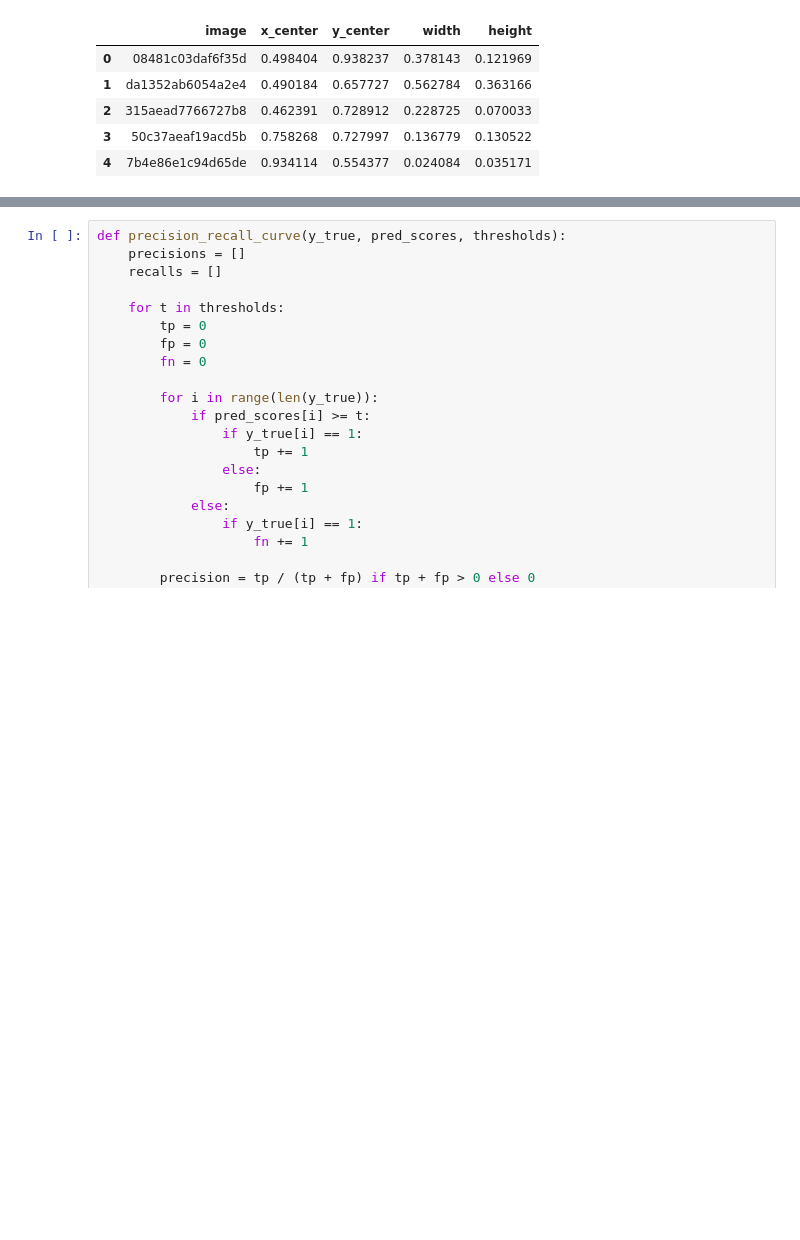
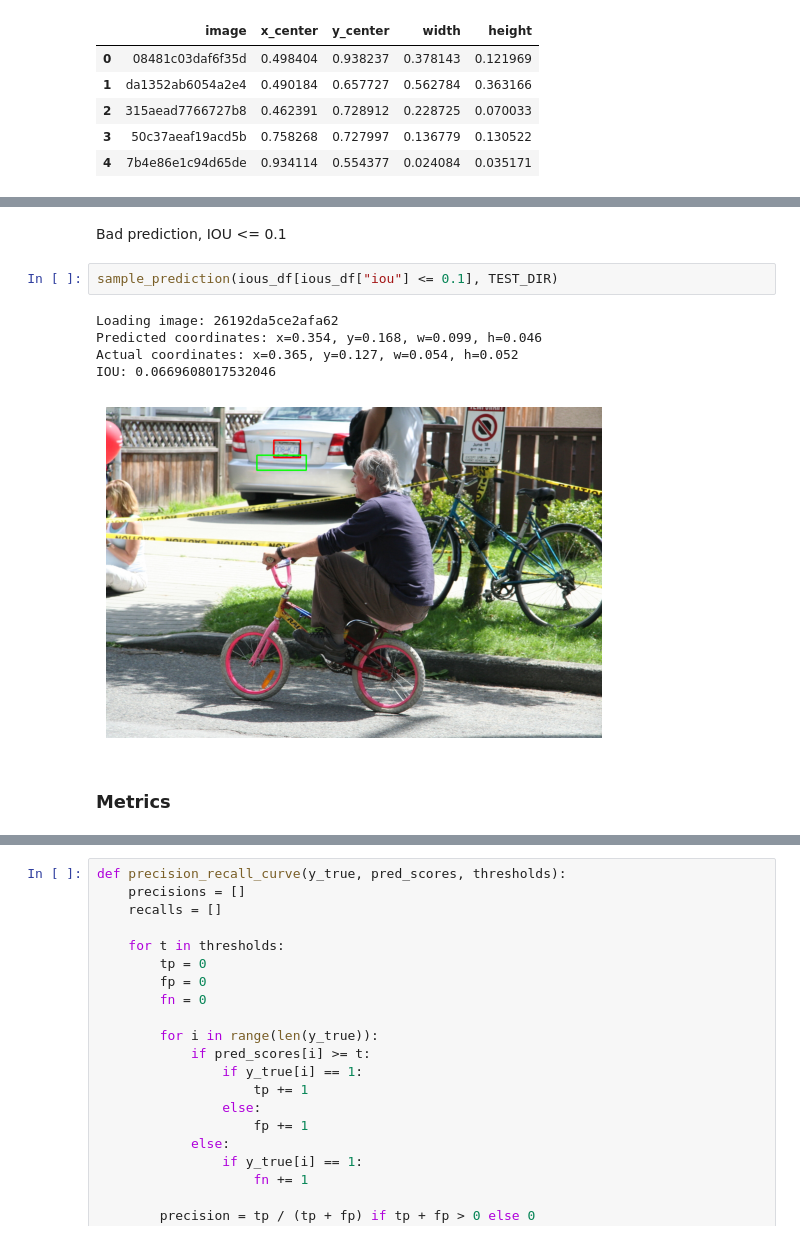
Before and after one commit to Gabmelom/plate-vision, a Jupyter notebook: plate-vision.ipynb, the cells around one changed output, grey strips where cells are left out. Drawn from its saved outputs; the diff is of its cells as text; blank space fills up the shorter version.

```diff
--- a/plate-vision.ipynb
+++ b/plate-vision.ipynb
@@ -404,0 +352,12 @@ Image e1120bfe48f85c1b
+# %% [markdown]
+Bad prediction, IOU <= 0.1
+# %%
+sample_prediction(ious_df[ious_df["iou"] <= 0.1], TEST_DIR)
+# %% [output]
+Loading image: 26192da5ce2afa62
+Predicted coordinates: x=0.354, y=0.168, w=0.099, h=0.046
+Actual coordinates: x=0.365, y=0.127, w=0.054, h=0.052
+IOU: 0.0669608017532046
+[figure, added]
+# %% [markdown]
+### Metrics
```
Also changed, not shown: parts of 13 cells of this notebook, 4 other files.
